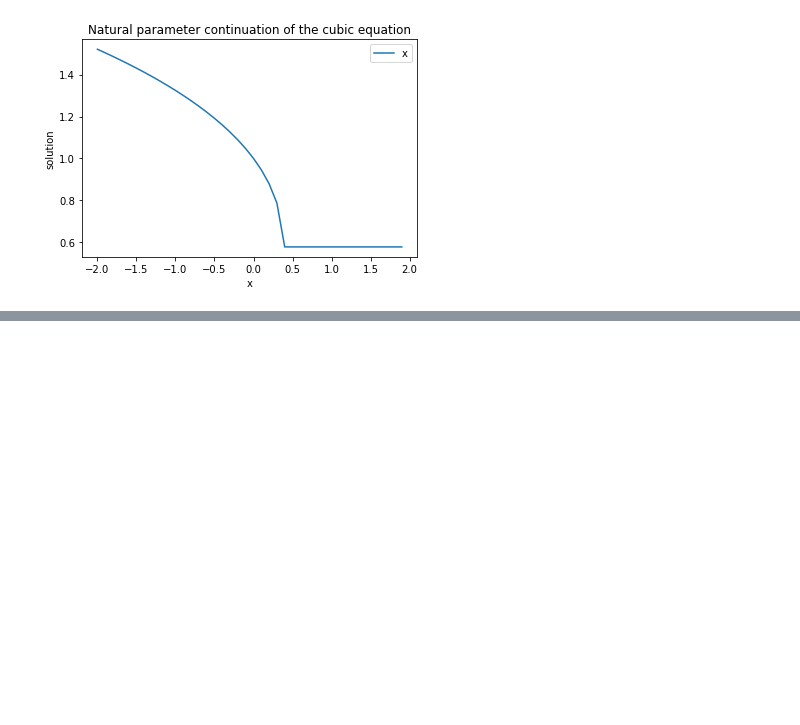
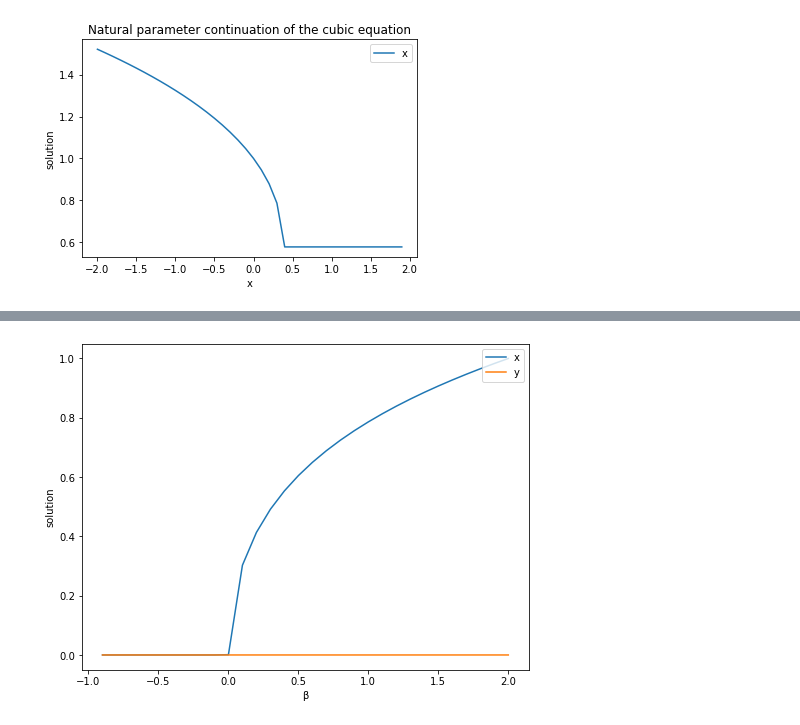
Before and after one commit to TheaRoseBarnes/emat30008, a Jupyter notebook: NumericalContinuation.ipynb, the cells around one changed output, grey strips where cells are left out. Saved outputs shown, nothing was run; the diff lists cells and outputs as text; code cells hidden in the pictures; blank space fills up the shorter version.

```diff
--- a/NumericalContinuation.ipynb
+++ b/NumericalContinuation.ipynb
@@ -205,2 +256,3 @@ Numerical_Continuation([1,0,6.2],0.1,2,0.1,Hopf)
 # %%
-Numerical_Continuation([1,0,6.2],2,-1,-0.1,mod_Hopf)
+Numerical_Continuation([1,0,6.2],2,-1,-0.1,b, -1,mod_Hopf)
+# %% [output]
@@ -207,3 +260,4 @@ Numerical_Continuation([1,0,6.2],2,-1,-0.1,mod_Hopf)
+[figure, added]
 # %%
 #Numerical continuation for Hopf bifurcation equations
 #increments the a parameter by a set amount and attempts to find the solution
```
Also changed, not shown: parts of 5 cells of this notebook, 4 other files.
